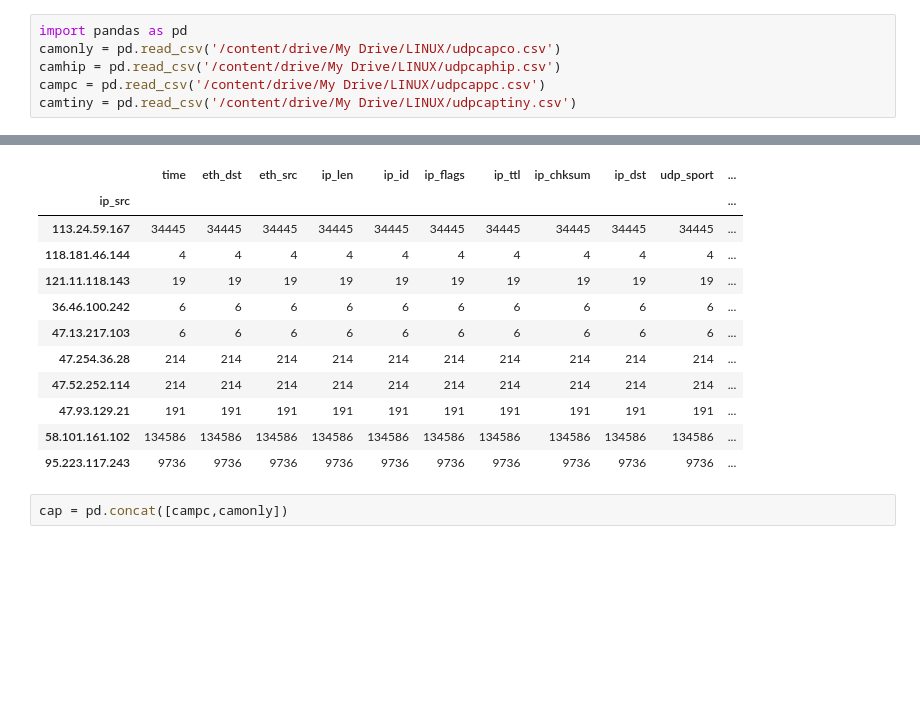
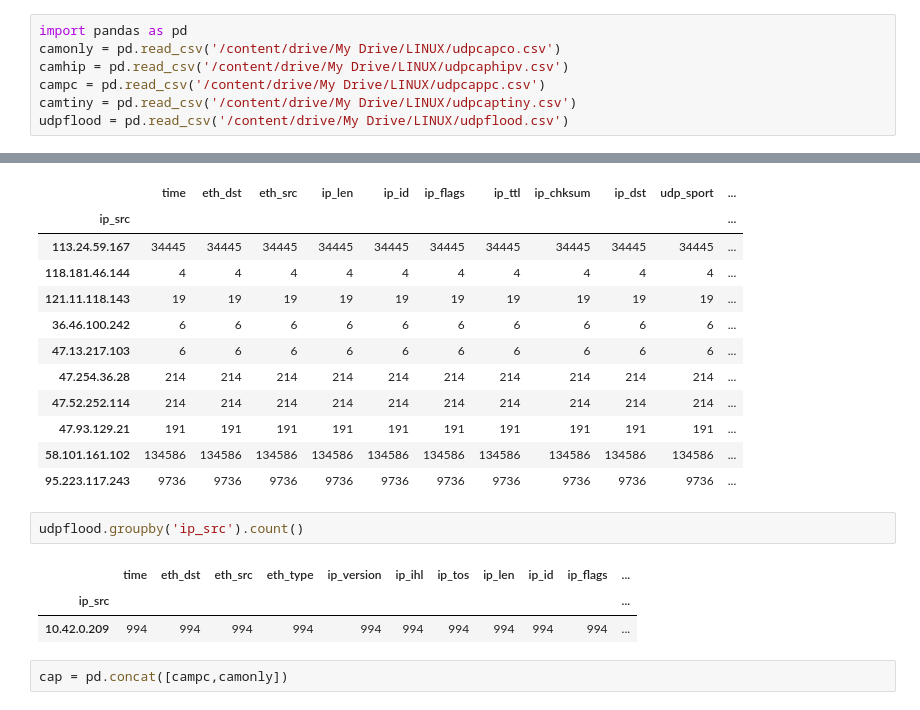
Before and after one commit to YeweiYuan/Iot-Security-Project, a Jupyter notebook: MLforUDP2.ipynb, the cells around one changed output, grey strips where cells are left out. Cells and saved outputs as stored; diff of their text form; blank space fills up the shorter version.

```diff
--- a/MLforUDP2.ipynb
+++ b/MLforUDP2.ipynb
@@ -433,9 +462,10 @@ camtiny.to_csv("/content/drive/My Drive/LINUX/udpcaptiny.csv",index=False,sep=',
 # %%
 import pandas as pd
 camonly = pd.read_csv('/content/drive/My Drive/LINUX/udpcapco.csv')
-camhip = pd.read_csv('/content/drive/My Drive/LINUX/udpcaphip.csv')
+camhip = pd.read_csv('/content/drive/My Drive/LINUX/udpcaphipv.csv')
 campc = pd.read_csv('/content/drive/My Drive/LINUX/udpcappc.csv')
 camtiny = pd.read_csv('/content/drive/My Drive/LINUX/udpcaptiny.csv')
+udpflood = pd.read_csv('/content/drive/My Drive/LINUX/udpflood.csv')
 # %%
 campc.groupby('ip_src').count()
 # %% [output]
@@ -451,6 +481,12 @@ campc.groupby('ip_src').count()
 | 47.93.129.21 | 191 | 191 | 191 | 191 | 191 | 191 | 191 | 191 | 191 | 191 | ... |
 | 58.101.161.102 | 134586 | 134586 | 134586 | 134586 | 134586 | 134586 | 134586 | 134586 | 134586 | 134586 | ... |
 | 95.223.117.243 | 9736 | 9736 | 9736 | 9736 | 9736 | 9736 | 9736 | 9736 | 9736 | 9736 | ... |
+# %%
+udpflood.groupby('ip_src').count()
+# %% [output]
+|  | time | eth_dst | eth_src | eth_type | ip_version | ip_ihl | ip_tos | ip_len | ip_id | ip_flags | ... |
+| ip_src |  |  |  |  |  |  |  |  |  |  | ... |
+| 10.42.0.209 | 994 | 994 | 994 | 994 | 994 | 994 | 994 | 994 | 994 | 994 | ... |
 # %%
 cap = pd.concat([campc,camonly])
 # %%
```
Also changed, not shown: parts of 9 cells of this notebook.
